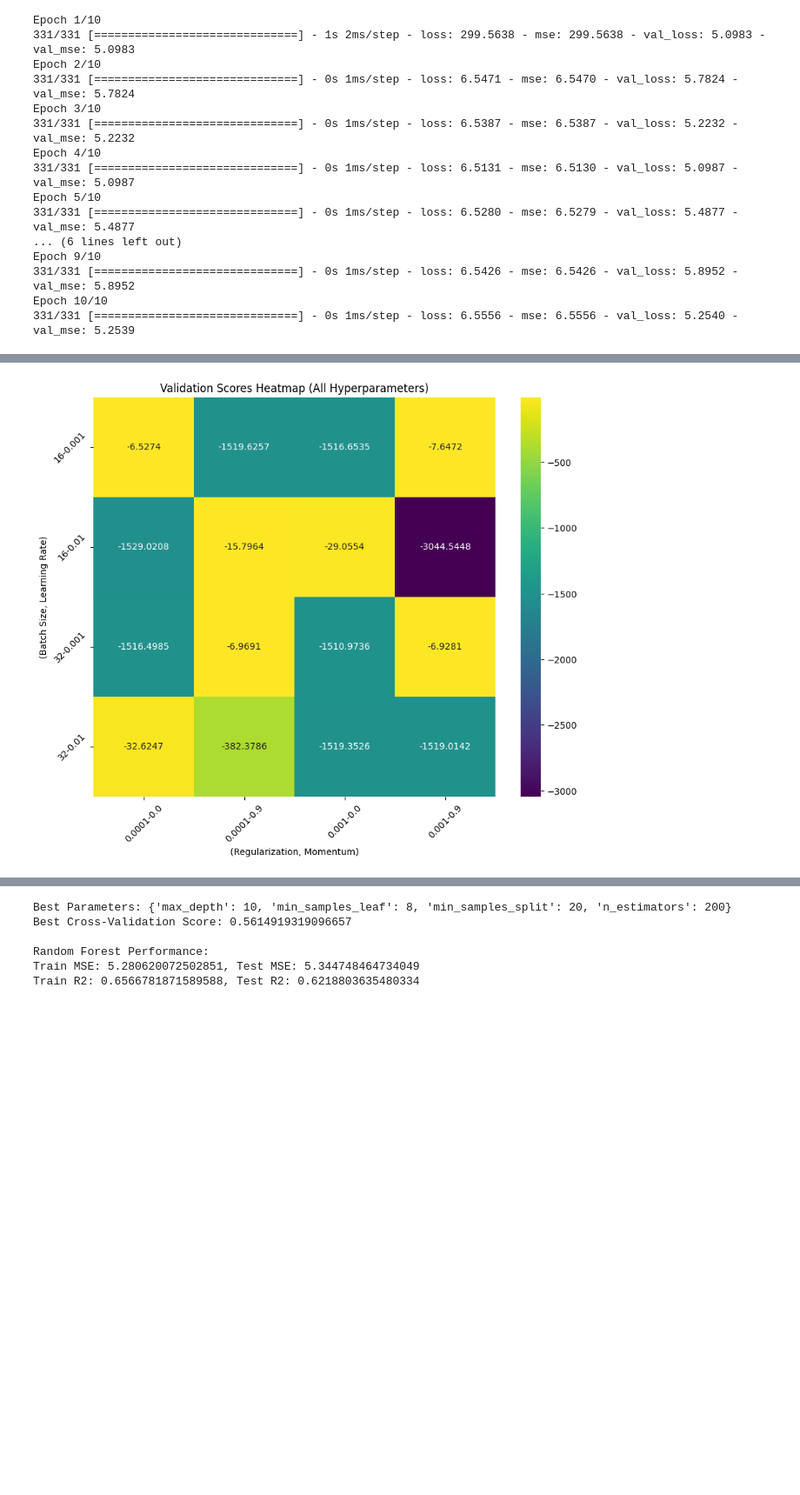
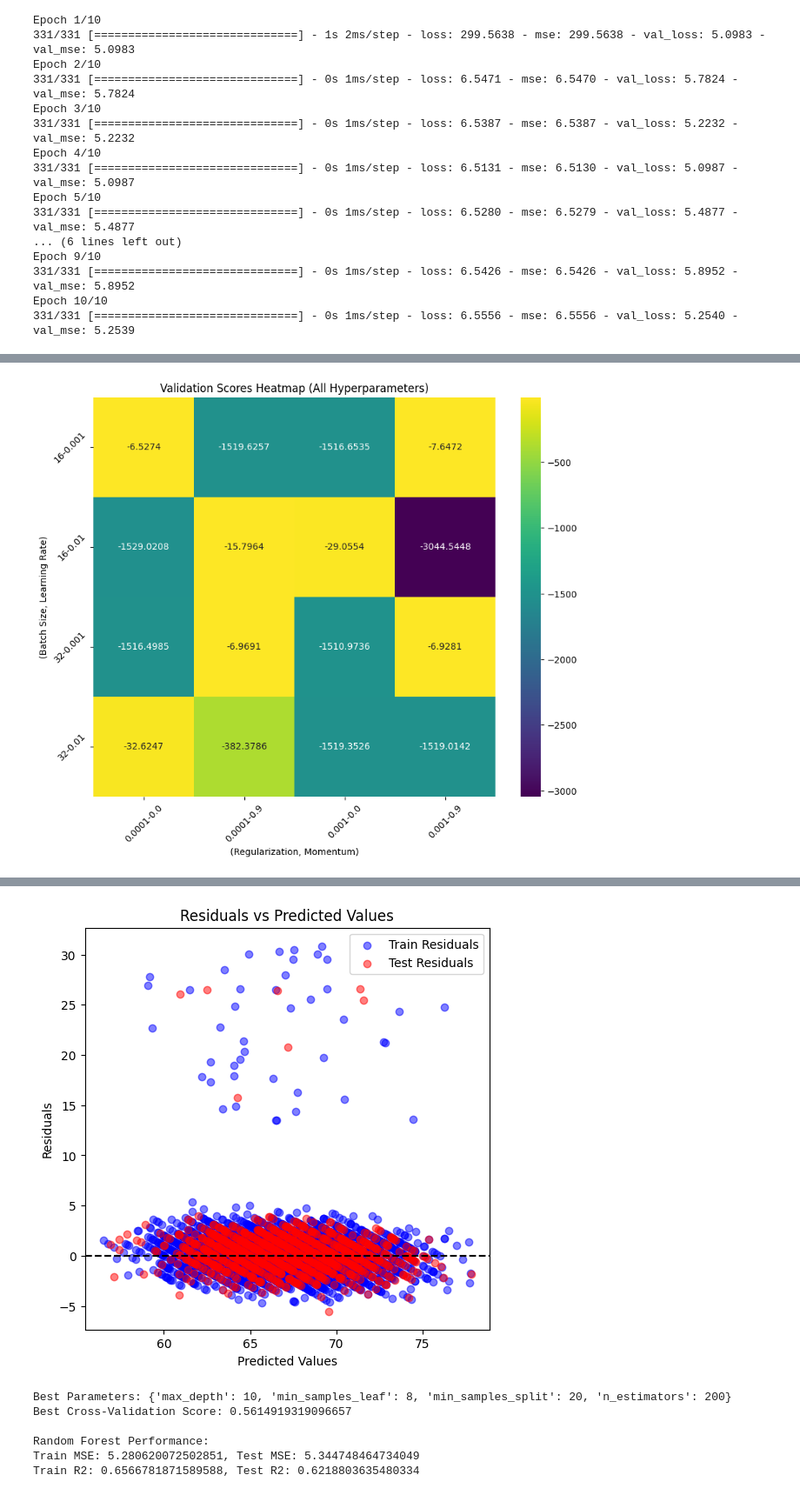
Before and after one commit to cc81972/Predict-a-score, a Jupyter notebook: modelcreation.ipynb, the cells around one changed output, grey strips where cells are left out. Shown at 87% size. Cells and saved outputs as stored; diff of their text form; code cells hidden in the pictures; blank space fills up the shorter version.

```diff
--- a/modelcreation.ipynb
+++ b/modelcreation.ipynb
@@ -208,6 +208,25 @@ plt.ylabel('(Batch Size, Learning Rate)')
 plt.xticks(rotation=45)
 plt.yticks(rotation=45)
 plt.show()
+
+# Predict on both training and test data
+train_predictions = best_model.predict(X_train)
+test_predictions = best_model.predict(X_test)
+
+# Calculate residuals
+train_residuals = y_train - train_predictions
+test_residuals = y_test - test_predictions
+
+# Plot Residuals vs Predicted Values
+plt.figure(figsize=(6, 6))
+plt.scatter(train_predictions, train_residuals, color='blue', label='Train Residuals', alpha=0.5)
+plt.scatter(test_predictions, test_residuals, color='red', label='Test Residuals', alpha=0.5)
+plt.axhline(y=0, color='black', linestyle='--')
+plt.xlabel('Predicted Values')
+plt.ylabel('Residuals')
+plt.title('Residuals vs Predicted Values')
+plt.legend()
+plt.show()
 # %% [output]
 Final Test MSE: 5.253965377807617
 Final Test RMSE: 2.2921530005232236
@@ -218,3 +239,4 @@ Final Test RMSE: 2.2921530005232236
+[figure, added]
 # %%
 from sklearn.ensemble import RandomForestRegressor
 from sklearn.model_selection import GridSearchCV
```
Also changed, not shown: parts of 2 cells of this notebook.
